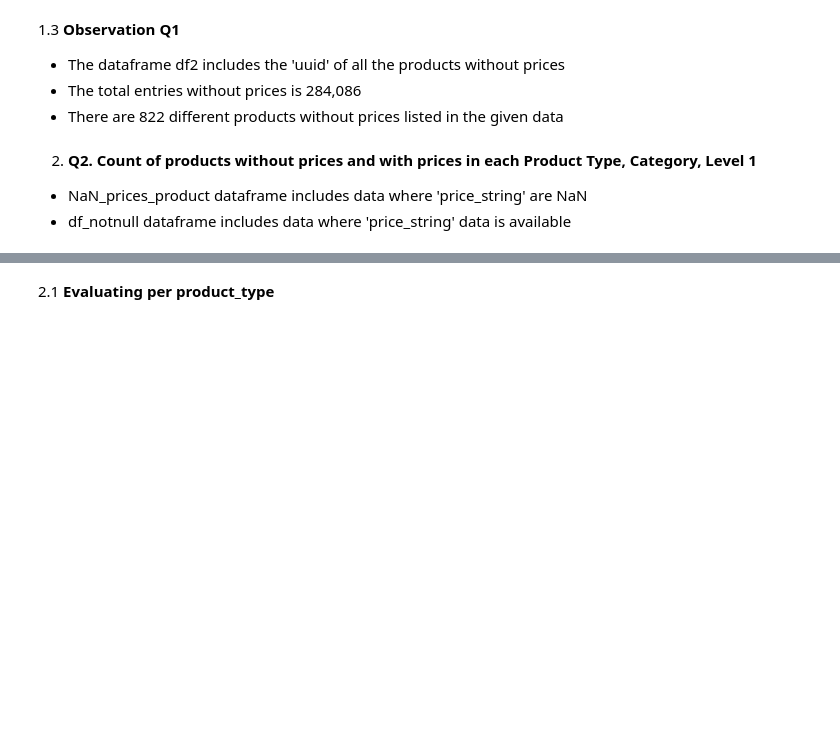
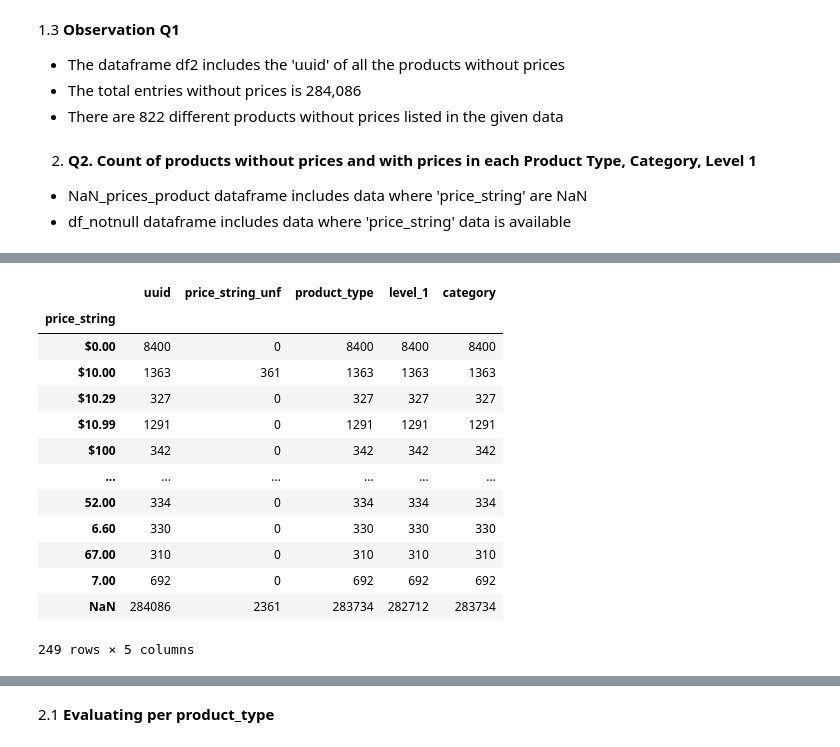
Before and after one commit to Arch0290/BeZenAssignment, a Jupyter notebook: BeZen.ipynb, the cells around one changed output, grey strips where cells are left out. Cells and saved outputs as stored; diff of their text form; code cells hidden in the pictures; blank space fills up the shorter version.

```diff
--- a/BeZen.ipynb
+++ b/BeZen.ipynb
@@ -123,3 +139,20 @@ None
+# %%
+df.groupby(['price_string'], dropna=False).count()
+# %% [output]
+|  | uuid | price_string_unf | product_type | level_1 | category |
+| price_string |  |  |  |  |  |
+| $0.00 | 8400 | 0 | 8400 | 8400 | 8400 |
+| $10.00 | 1363 | 361 | 1363 | 1363 | 1363 |
+| $10.29 | 327 | 0 | 327 | 327 | 327 |
+| $10.99 | 1291 | 0 | 1291 | 1291 | 1291 |
+| $100 | 342 | 0 | 342 | 342 | 342 |
+| ... | ... | ... | ... | ... | ... |
+| 52.00 | 334 | 0 | 334 | 334 | 334 |
+| 6.60 | 330 | 0 | 330 | 330 | 330 |
+| 67.00 | 310 | 0 | 310 | 310 | 310 |
+| 7.00 | 692 | 0 | 692 | 692 | 692 |
+| NaN | 284086 | 2361 | 283734 | 282712 | 283734 |
+249 rows × 5 columns
 # %%
 #dropping rows where 'price_string' is NaN
 
```
Also changed, not shown: parts of 2 cells of this notebook.
